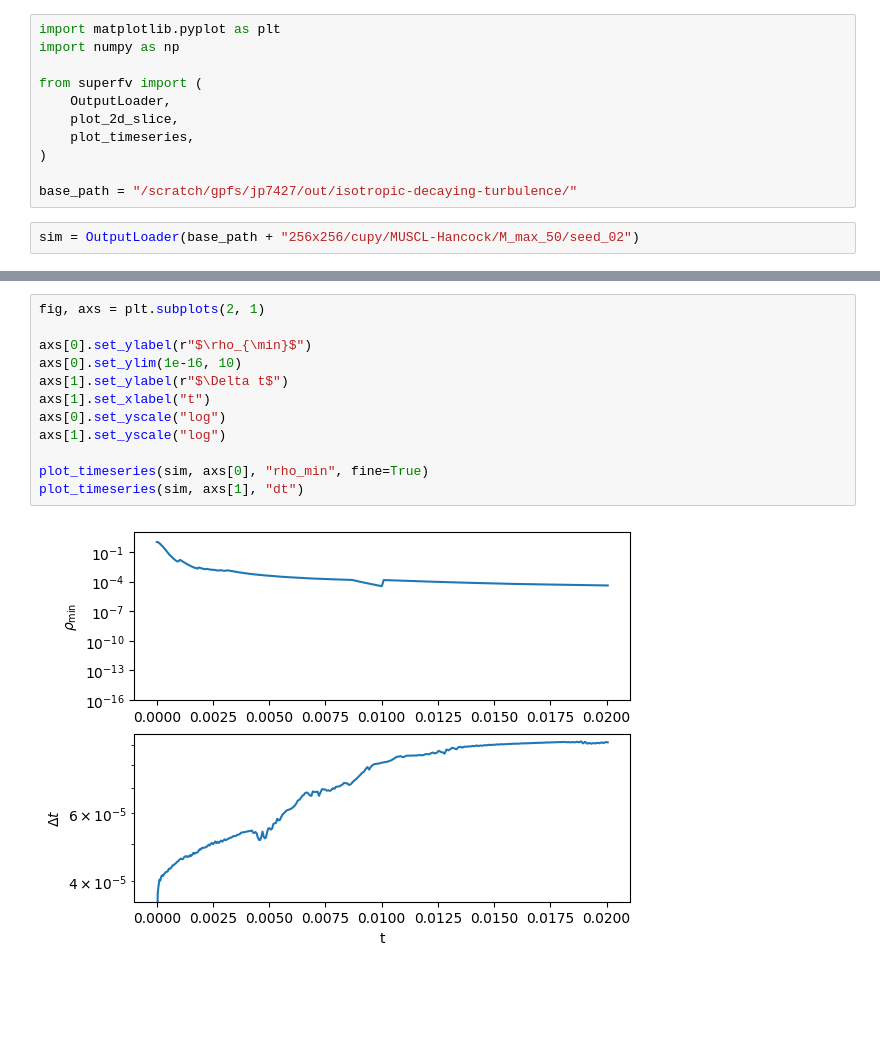
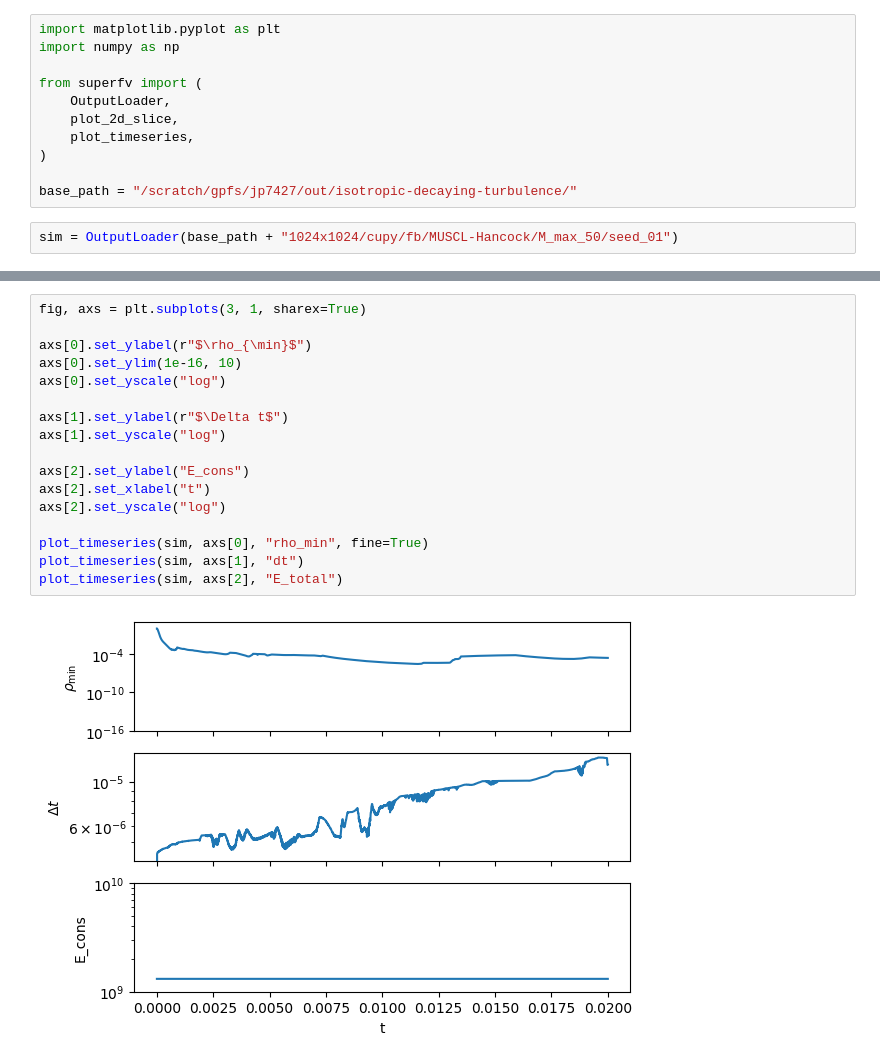
Before and after one commit to jpalafou/superfv, a Jupyter notebook: benchmarks/isotropic-decaying-turbulence/Maps.ipynb, the cells around one changed output, grey strips where cells are left out. Drawn from its saved outputs; the diff is of its cells as text; blank space fills up the shorter version.

```diff
--- a/benchmarks/isotropic-decaying-turbulence/Maps.ipynb
+++ b/benchmarks/isotropic-decaying-turbulence/Maps.ipynb
@@ -10,5 +10,5 @@ from superfv import (
 
 base_path = "/scratch/gpfs/jp7427/out/isotropic-decaying-turbulence/"
 # %%
-sim = OutputLoader(base_path + "256x256/cupy/MUSCL-Hancock/M_max_50/seed_02")
+sim = OutputLoader(base_path + "1024x1024/cupy/fb/MUSCL-Hancock/M_max_50/seed_01")
 # %% [output]
@@ -38,14 +41,19 @@ plot_2d_slice(sim, axs[2], "vy", cell_averaged=True, colorbar=True, cmap="RdBu")
 # %%
-fig, axs = plt.subplots(2, 1)
+fig, axs = plt.subplots(3, 1, sharex=True)
 
 axs[0].set_ylabel(r"$\rho_{\min}$")
 axs[0].set_ylim(1e-16, 10)
+axs[0].set_yscale("log")
+
 axs[1].set_ylabel(r"$\Delta t$")
-axs[1].set_xlabel("t")
-axs[0].set_yscale("log")
 axs[1].set_yscale("log")
+
+axs[2].set_ylabel("E_cons")
+axs[2].set_xlabel("t")
+axs[2].set_yscale("log")
 
 plot_timeseries(sim, axs[0], "rho_min", fine=True)
 plot_timeseries(sim, axs[1], "dt")
+plot_timeseries(sim, axs[2], "E_total")
 # %% [output]
-[figure, old version]
+[figure, new version]
```
Also changed, not shown: parts of 2 cells of this notebook, 4 other files.
